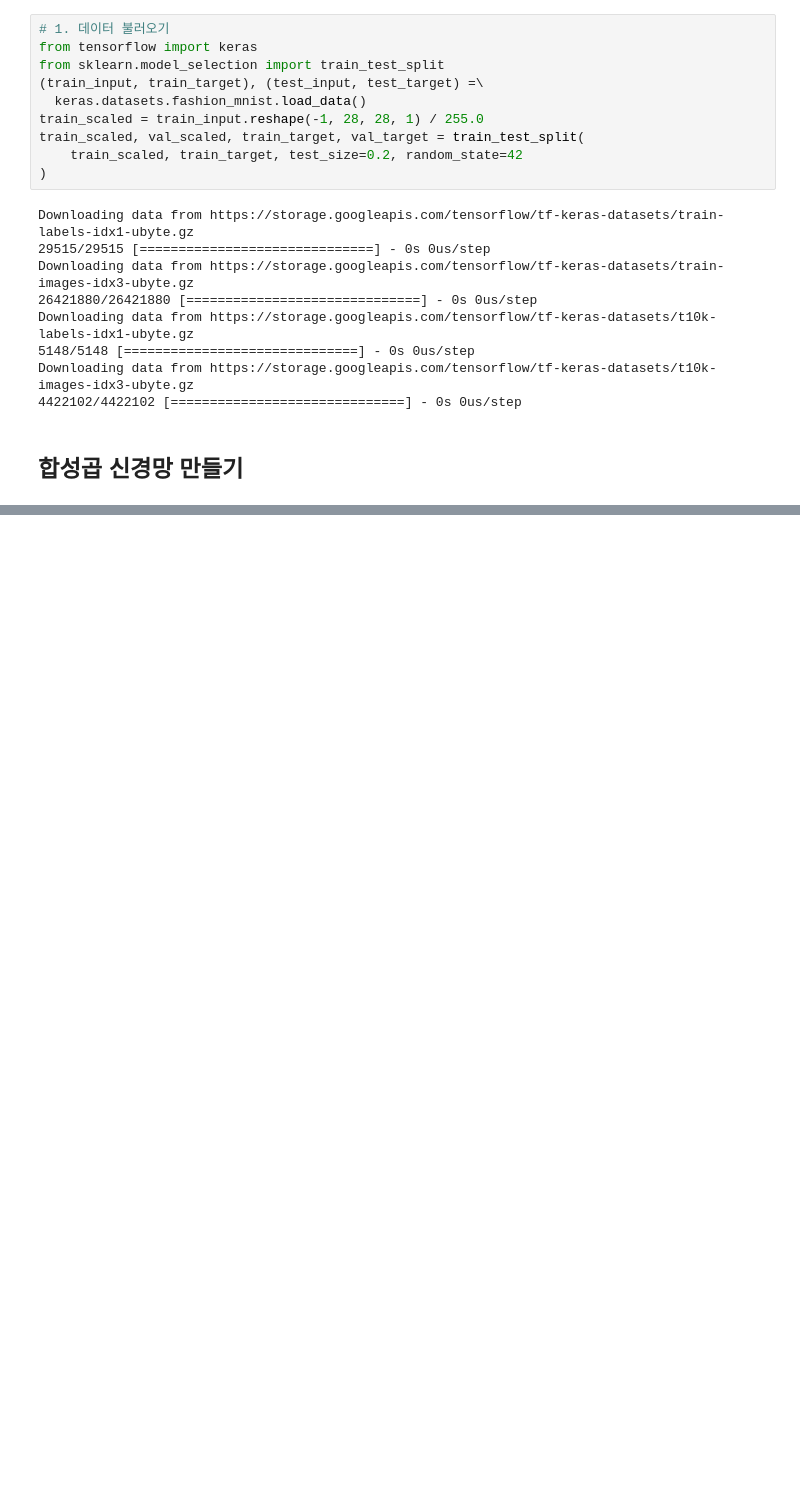
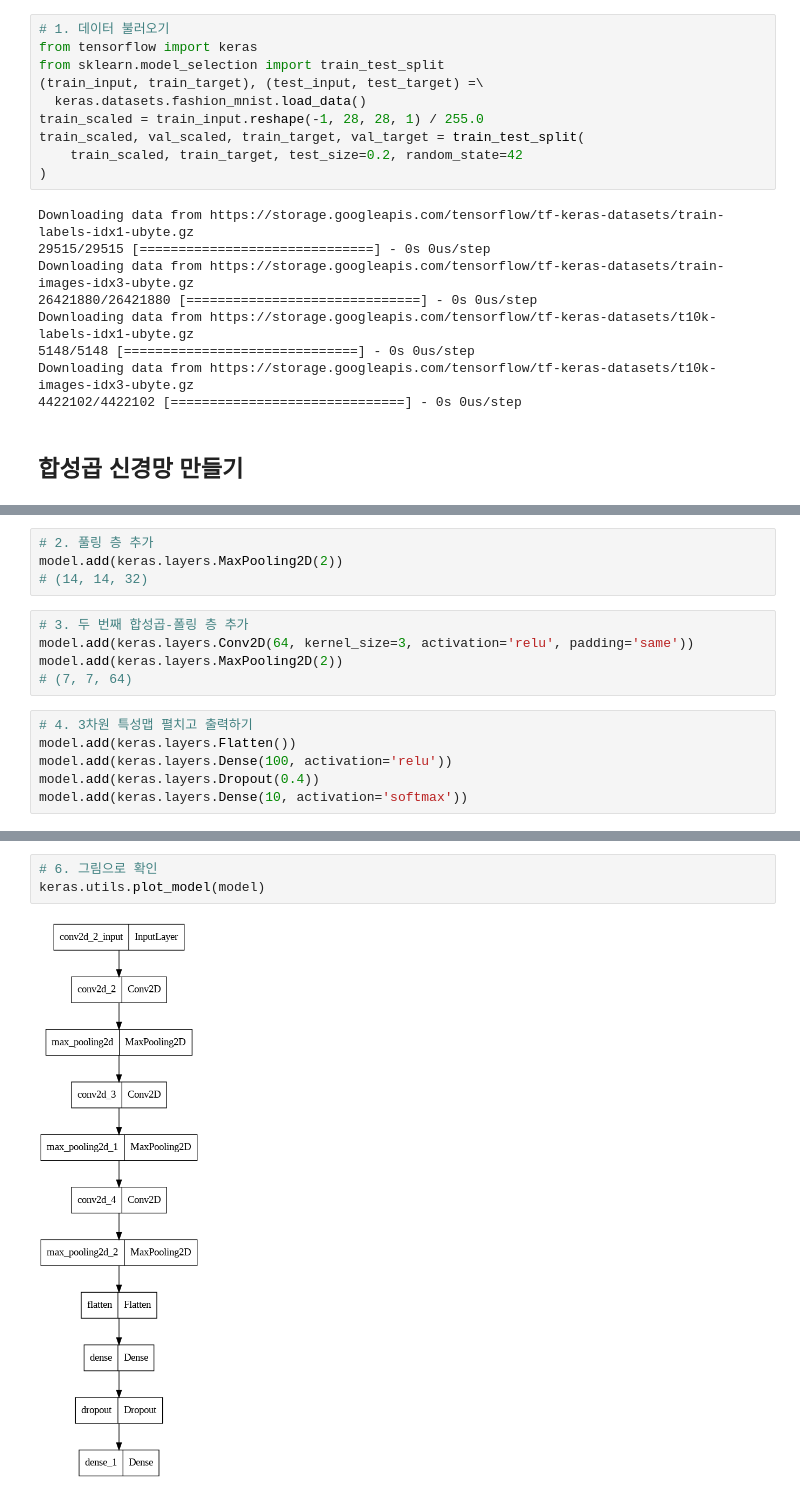
Before and after one commit to Sangyeonglee353/ai-hongong, a Jupyter notebook: Chapter_08_이미지를_위한_인공_신경망.ipynb, the cells around one changed output, grey strips where cells are left out. Drawn from its saved outputs; the diff is of its cells as text; blank space fills up the shorter version.

```diff
--- a/Chapter_08_이미지를_위한_인공_신경망.ipynb
+++ b/Chapter_08_이미지를_위한_인공_신경망.ipynb
@@ -31,0 +33,15 @@ model.add(keras.layers.Conv2D(32, kernel_size=3, activation='relu', padding='sam
+# %%
+# 2. 풀링 층 추가
+model.add(keras.layers.MaxPooling2D(2))
+# (14, 14, 32)
+# %%
+# 3. 두 번째 합성곱-폴링 층 추가
+model.add(keras.layers.Conv2D(64, kernel_size=3, activation='relu', padding='same'))
+model.add(keras.layers.MaxPooling2D(2))
+# (7, 7, 64)
+# %%
+# 4. 3차원 특성맵 펼치고 출력하기
+model.add(keras.layers.Flatten())
+model.add(keras.layers.Dense(100, activation='relu'))
+model.add(keras.layers.Dropout(0.4))
+model.add(keras.layers.Dense(10, activation='softmax'))
@@ -31,0 +69,5 @@ model.add(keras.layers.Conv2D(32, kernel_size=3, activation='relu', padding='sam
+# %%
+# 6. 그림으로 확인
+keras.utils.plot_model(model)
+# %% [output]
+[figure, added]
```
Also changed, not shown: parts of 15 cells of this notebook.
